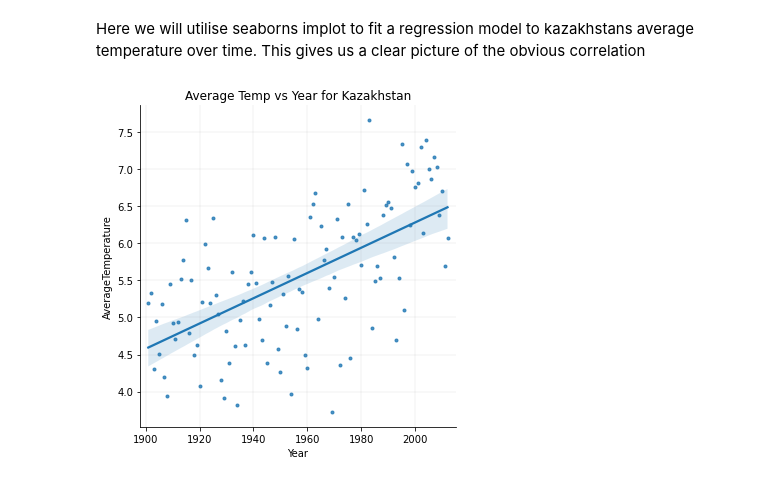
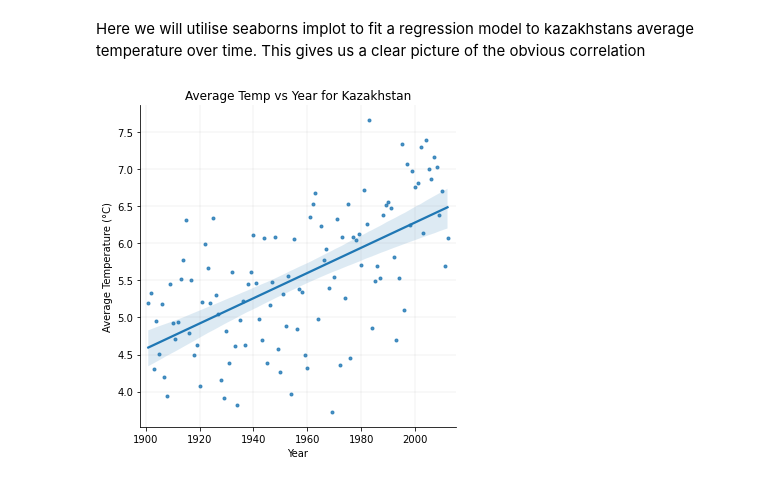
Before and after one commit to gerardheraghty/SurfaceTemperatureAnalysis, a Jupyter notebook: Temp_Comparisons.ipynb, the cells around one changed output. Cells and saved outputs as stored; diff of their text form; code cells hidden in the pictures.

```diff
--- a/Temp_Comparisons.ipynb
+++ b/Temp_Comparisons.ipynb
@@ -197,11 +234,11 @@ Here we will utilise seaborns implot to fit a regression model to kazakhstans av
 # %%
 
 plot = sns.lmplot(data=df_one_country, x="Year", y="AverageTemperature",markers='.')
 plot.set(xlim=(1898, 2015))
+plt.ylabel('Average Temperature (°C)')
 plt.grid(color='gray', linestyle='-', linewidth=0.1)
 plt.title('Average Temp vs Year for Kazakhstan')
 plt.savefig('Kazakhstan.png', bbox_inches='tight')
-
 plt.show()
 # %% [output]
-[figure, old version]
+[figure, new version]
```
Also changed, not shown: parts of 5 cells of this notebook, 5 other files.
